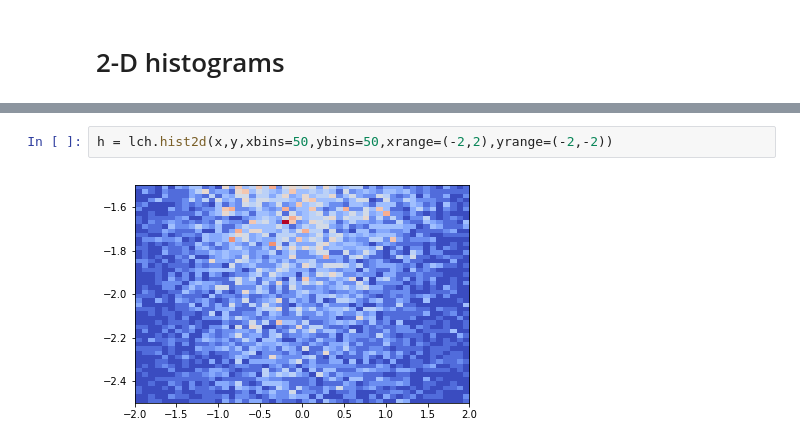
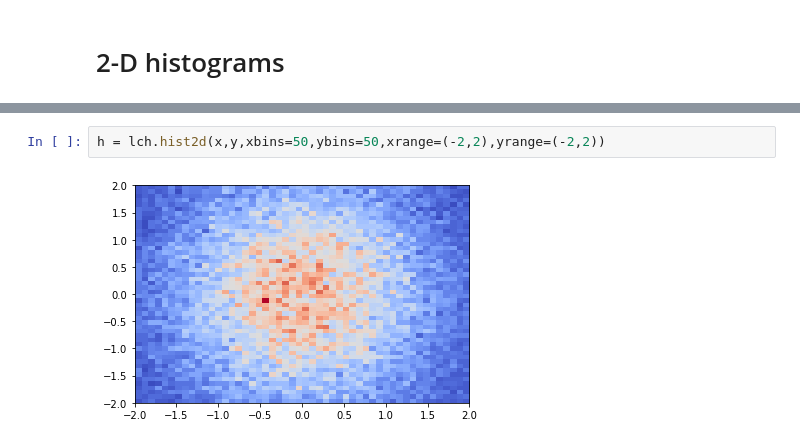
Before and after one commit to mattbellis/lichen, a Jupyter notebook: index.ipynb, the cells around one changed output, grey strips where cells are left out. Cells and saved outputs as stored; diff of their text form.

```diff
--- a/index.ipynb
+++ b/index.ipynb
@@ -35,4 +35,4 @@ h = lch.hist2d(x,y,xbins=50,ybins=50)
 # %%
-h = lch.hist2d(x,y,xbins=50,ybins=50,xrange=(-2,2),yrange=(-2,-2))
+h = lch.hist2d(x,y,xbins=50,ybins=50,xrange=(-2,2),yrange=(-2,2))
 # %% [output]
-[figure, old version]
+[figure, new version]
```
Also changed, not shown: parts of 4 cells of this notebook.
